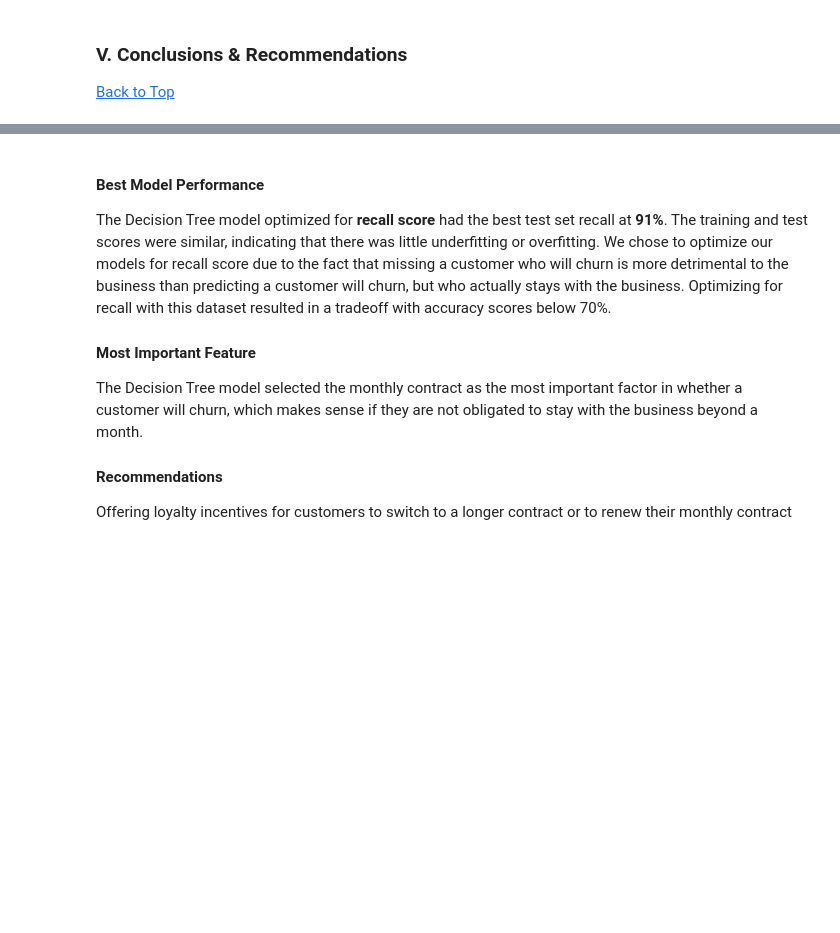
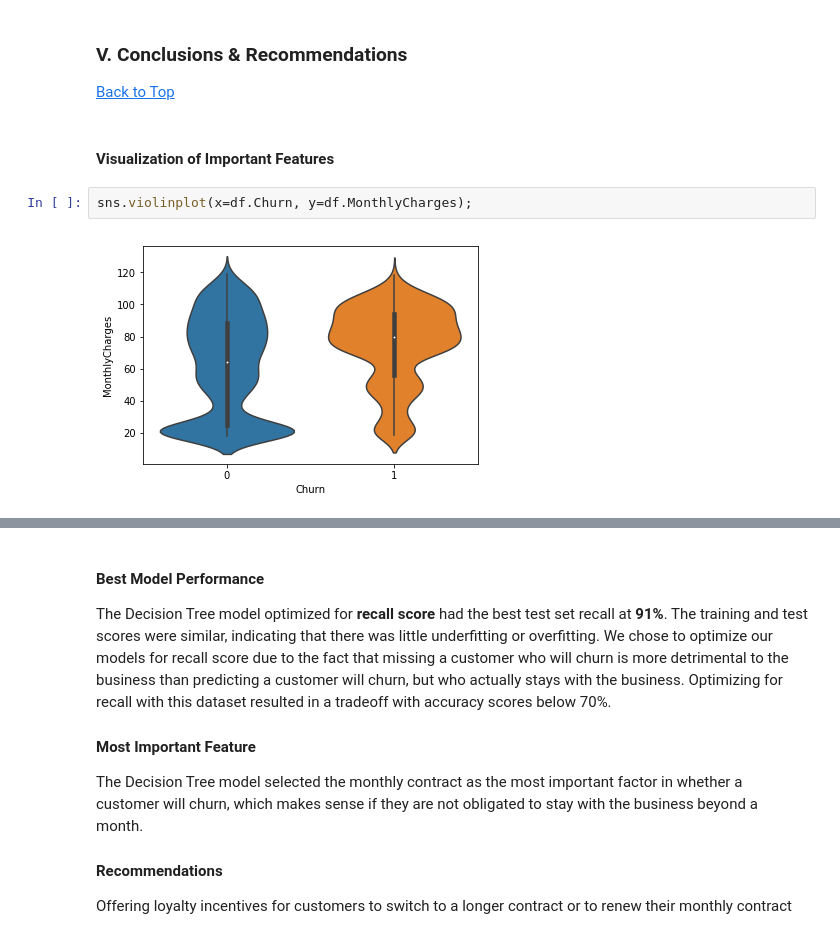
Before and after one commit to steeznation16/hackathon-jan-2019-clf, a Jupyter notebook: The-Great-Hackathon-of-January-2019.ipynb, the cells around one changed output, grey strips where cells are left out. Saved outputs shown, nothing was run; the diff lists cells and outputs as text; blank space fills up the shorter version.

Commit message:
added violin plots to conclusion

```diff
--- a/The-Great-Hackathon-of-January-2019.ipynb
+++ b/The-Great-Hackathon-of-January-2019.ipynb
@@ -947,3 +947,9 @@ Recall Score for Gradient Boosting Test Set: 0.4989429175475687
 # %% [markdown]
 ### V. Conclusions & Recommendations <a id='section_5'></a>
 <a href='#top'>Back to Top</a>
+# %% [markdown]
+#### Visualization of Important Features
+# %%
+sns.violinplot(x=df.Churn, y=df.MonthlyCharges);
+# %% [output]
+[figure, added]
```
Also changed, not shown: parts of 4 cells of this notebook.
